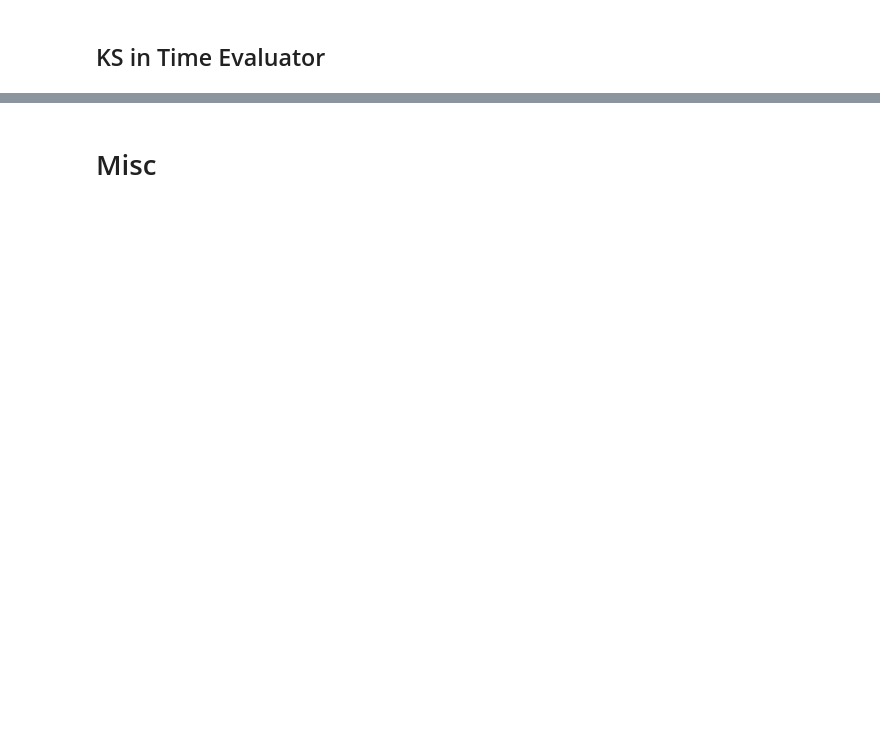
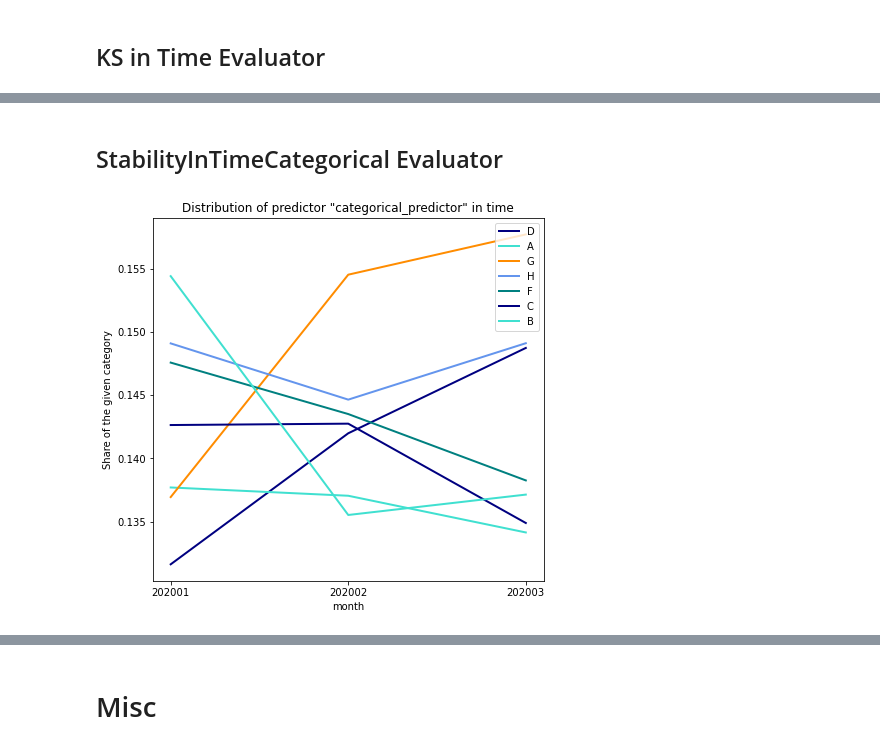
Before and after one commit to Vrboska/mofr, a Jupyter notebook: Testing.ipynb, the cells around one changed output, grey strips where cells are left out. Cells and saved outputs as stored; diff of their text form; code cells hidden in the pictures; blank space fills up the shorter version.

```diff
--- a/Testing.ipynb
+++ b/Testing.ipynb
@@ -443,0 +441,2 @@ KS on target "target"
+# %% [markdown]
+## StabilityInTimeCategorical Evaluator
@@ -443,0 +445,4 @@ KS on target "target"
+# %%
+from mofr.basic_evaluators.StabilityInTimeCategorical import StabilityInTimeCategoricalEvaluator
+
+sitcae=StabilityInTimeCategoricalEvaluator()
@@ -443,0 +451,4 @@ KS on target "target"
+# %%
+sitcae.get_graph()
+# %% [output]
+[figure, added]
```
Also changed, not shown: parts of 36 cells of this notebook, 8 other files.
